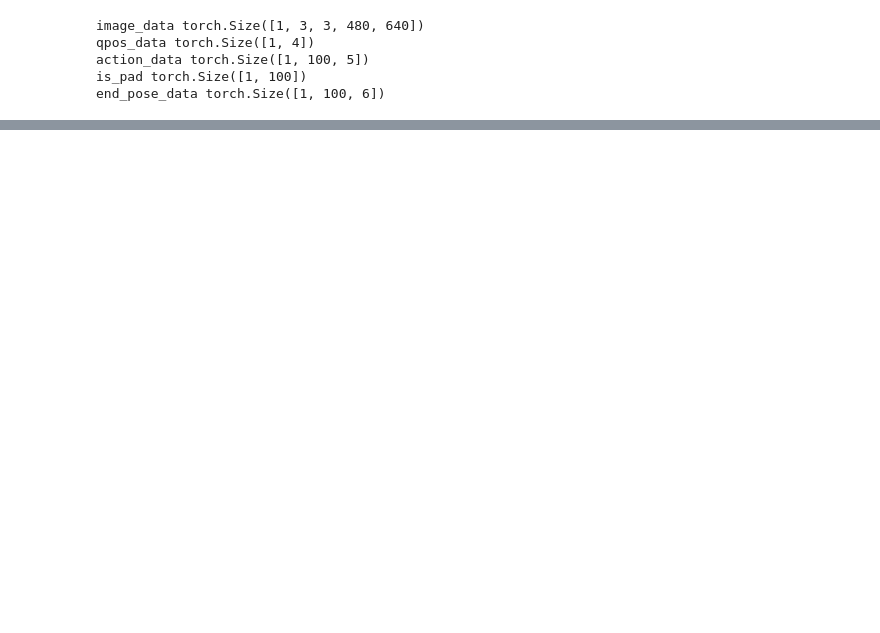
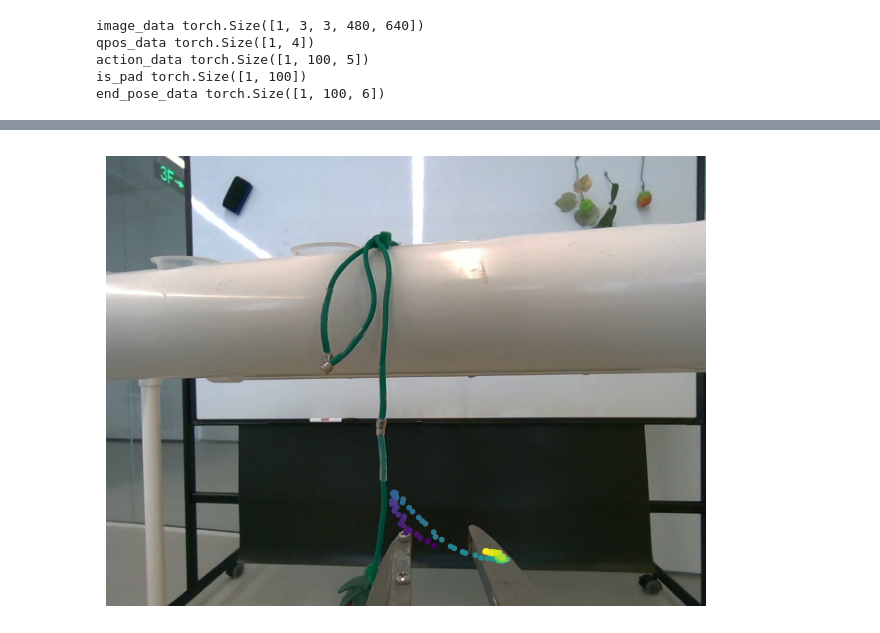
Before and after one commit to AgRoboticsResearch/act-plus-plus, a Jupyter notebook: playground/pangolin/debug_epact.ipynb, the cells around one changed output, grey strips where cells are left out. Cells and saved outputs as stored; diff of their text form; code cells hidden in the pictures; blank space fills up the shorter version.

```diff
--- a/playground/pangolin/debug_epact.ipynb
+++ b/playground/pangolin/debug_epact.ipynb
@@ -255,3 +256,14 @@ end_pose_gt.shape
+# %%
+all_actions_hat, end_poses = policy(qpos_data, image_data)
+all_actions_hat = all_actions_hat.squeeze(0).cpu().detach().numpy()
+actual_actions = post_process_all_actions(all_actions_hat)
+all_actions = np.vstack([np.append(qpos, 0), actual_actions])
+
+vis_actions = actual_actions # Predicted action
+
+rbvis.paint_action_in_image(image, vis_actions, rgb_p, fk_solver, chain, save_path=None)
+# %% [output]
+[figure, added]
 # %%
 end_pose_gt = end_pose_data.squeeze(0).cpu().detach().numpy()
 plt.scatter(end_pose_gt[:, 0], end_pose_gt[:, 1], c=range(len(end_pose_gt)), s=2)
```
Also changed, not shown: parts of 34 cells of this notebook, 5 other files.
